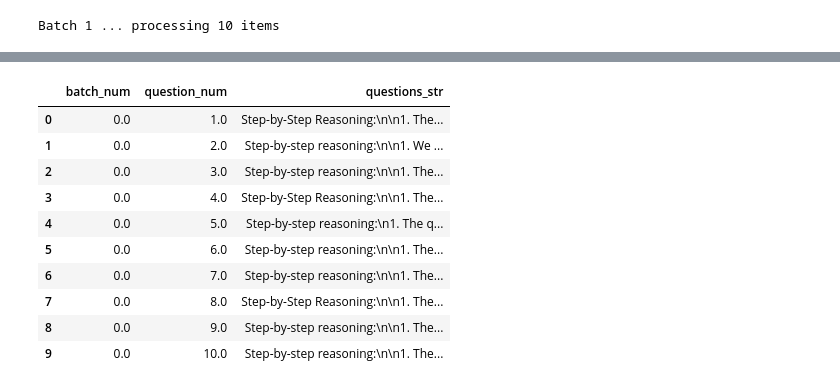
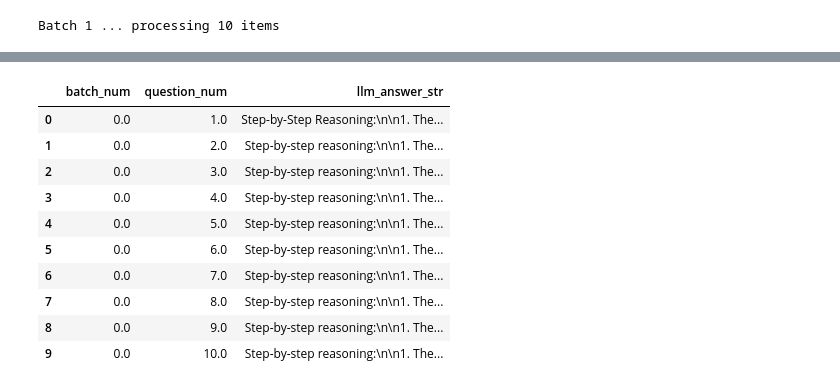
Before and after one commit to CDAC-lab/research-llm-graph-reasoning, a Jupyter notebook: analyze_hotpotqa_complex_entity_prediction.ipynb, the cells around one changed output, grey strips where cells are left out. Saved outputs shown, nothing was run; the diff lists cells and outputs as text; code cells hidden in the pictures.

```diff
--- a/analyze_hotpotqa_complex_entity_prediction.ipynb
+++ b/analyze_hotpotqa_complex_entity_prediction.ipynb
@@ -359,6 +360,7 @@ graphs_str_df
 # %%
 import re
 from ast import literal_eval
+
 
 def sanitize_str(name):
     """
@@ -373,7 +375,7 @@ def sanitize_str(name):
     name = name.replace("–", "_")
 
     # Remove any other problematic characters
-    name = re.sub(r'[^\w\-_]', '', name)
+    name = re.sub(r'[^\w\.\-_]', '', name)
 
     # Prefix if starts with digit
     if re.match(r"^\d", name):
@@ -385,6 +387,7 @@ def sanitize_str(name):
 
     return name
 
+
 def sanitize_entities_and_relations(triple):
     """
     Sanitize entities and relations in a triple by removing extra spaces and ensuring proper formatting.
@@ -392,7 +395,7 @@ def sanitize_entities_and_relations(triple):
     return (
         sanitize_str(triple[0].strip().lower()),  # Subject
         sanitize_str(triple[1].strip().lower()),  # Relation
-        sanitize_str(triple[2].strip().lower())   # Object
+        sanitize_str(triple[2].strip().lower())  # Object
     )
 
 
@@ -414,11 +417,12 @@ def parse_custom_triples(triples_str):
             if idx == -1:
                 break
             parts.append(remaining[:idx].strip())
-            remaining = remaining[idx+1:].strip()
+            remaining = remaining[idx + 1:].strip()
         parts.append(remaining)
         if len(parts) == 3:
             triples.append(sanitize_entities_and_relations(tuple(parts)))
     return triples
+
 
 def extract_sections(text, reasoning_pat, triples_pat):
     # Extract sections using regex
@@ -433,6 +437,7 @@ def extract_sections(text, reasoning_pat, triples_pat):
 
     return reasoning_str, triples_list
 
+
 def extract_context_to_columns(row):
     # Regex patterns for section headers
     context_reasoning_pat = r'### CONTEXT_REASONING\s*(.*?)\s*### CONTEXT_TRIPLES'
@@ -677,11 +684,14 @@ def extract_question_to_columns(row):
     questions_reasoning_pat = r'### QUESTION_REASONING\s*(.*?)\s*### QUESTIONS_TRIPLES'
     questions_triples_pat = r'### QUESTIONS_TRIPLES\s*(.*)'
 
-    questions_reasoning, questions_triples = extract_sections(row['questions_str'], questions_reasoning_pat, questions_triples_pat)
+    questions_reasoning, questions_triples = extract_sections(row['questions_str'], questions_reasoning_pat,
+                                                              questions_triples_pat)
     return pd.Series([questions_reasoning, questions_triples],
                      index=['question_reasoning', 'question_triples'])
 
-questions_str_df[['question_reasoning', 'question_triples']] = questions_str_df.apply(extract_question_to_columns, axis=1)
+
+questions_str_df[['question_reasoning', 'question_triples']] = questions_str_df.apply(extract_question_to_columns,
+                                                                                      axis=1)
 questions_str_df
 # %% [output]
 |  | batch_num | question_num | questions_str | question_reasoning | question_triples |
@@ -906,7 +1228,7 @@ Requesting embedding for 'a_day_later'...
 batch_input_list = []
 
 for i in range(0, main_df.shape[0], BATCH_SIZE):
-    batch_df = main_df.iloc[i:i+BATCH_SIZE]
+    batch_df = main_df.iloc[i:i + BATCH_SIZE]
     batch_input_item = []
 
     for i, (index, row) in enumerate(batch_df.iterrows()):
@@ -916,19 +1238,20 @@ for i in range(0, main_df.shape[0], BATCH_SIZE):
             if len(triple[0]) > 1:
                 reference_triples += kg_neighborhood_extractor(
                     rdf_path=f"{KNOWLEDGE_GRAPH_PATH}/{DATASET_NAME}_ontology_b{row['batch_num']}_q{row['question_num']}.rdf",
-                    per=0.75, n=2, key=triple[0], k=3, embedding_model="text-embedding-3-small"
+                    per=0.75, n=3, key=triple[0], k=3, embedding_model="text-embedding-3-small"
                 )
-
+            print("-" * 50)
             if len(triple[2]) > 1:
                 reference_triples += kg_neighborhood_extractor(
                     rdf_path=f"{KNOWLEDGE_GRAPH_PATH}/{DATASET_NAME}_ontology_b{row['batch_num']}_q{row['question_num']}.rdf",
-                    per=0.75, n=2, key=triple[2], k=3, embedding_model="text-embedding-3-small"
+                    per=0.75, n=3, key=triple[2], k=3, embedding_model="text-embedding-3-small"
                 )
 
         batch_input_item.append({
             "question": row['question'],
             "reference_triples": reference_triples
         })
+    print("=" * 50)
     batch_input_list.append(batch_input_item)
     break
 # %% [output]
@@ -1078,31 +1402,31 @@ Step-by-Step Reasoning:
 6.213 km
 --------------------------------------------------
 # %%
-questions_str_df = pd.DataFrame({
+llm_answer_str_df = pd.DataFrame({
     "batch_num": [],
     "question_num": [],
-    "questions_str": []
+    "llm_answer_str": []
 })
 
 for i, answer_str_list in enumerate(answer_str_batch):
     batch_num_list = [i] * len(answer_str_list)
     question_num_list = list(range(1, len(answer_str_list) + 1))
-    questions_str_df = pd.concat([questions_str_df, pd.DataFrame({
+    llm_answer_str_df = pd.concat([llm_answer_str_df, pd.DataFrame({
         "batch_num": batch_num_list,
         "question_num": question_num_list,
-        "questions_str": answer_str_list
+        "llm_answer_str": answer_str_list
     })], ignore_index=True)
 
-questions_str_df
+llm_answer_str_df
 # %% [output]
-|  | batch_num | question_num | questions_str |
+|  | batch_num | question_num | llm_answer_str |
 | 0 | 0.0 | 1.0 | Step-by-Step Reasoning:\n\n1. The... |
-| 1 | 0.0 | 2.0 | Step-by-step reasoning:\n\n1. We ... |
+| 1 | 0.0 | 2.0 | Step-by-step reasoning:\n\n1. The... |
 | 2 | 0.0 | 3.0 | Step-by-step reasoning:\n\n1. The... |
-| 3 | 0.0 | 4.0 | Step-by-Step Reasoning:\n\n1. The... |
-| 4 | 0.0 | 5.0 | Step-by-step reasoning:\n1. The q... |
+| 3 | 0.0 | 4.0 | Step-by-step reasoning:\n\n1. The... |
+| 4 | 0.0 | 5.0 | Step-by-step reasoning:\n\n1. The... |
 | 5 | 0.0 | 6.0 | Step-by-step reasoning:\n\n1. The... |
 | 6 | 0.0 | 7.0 | Step-by-step reasoning:\n\n1. The... |
-| 7 | 0.0 | 8.0 | Step-by-Step Reasoning:\n\n1. The... |
+| 7 | 0.0 | 8.0 | Step-by-step reasoning:\n\n1. The... |
 | 8 | 0.0 | 9.0 | Step-by-step reasoning:\n\n1. The... |
 | 9 | 0.0 | 10.0 | Step-by-step reasoning:\n\n1. The... |
```
Also changed, not shown: parts of 33 cells of this notebook, 1 other file.
